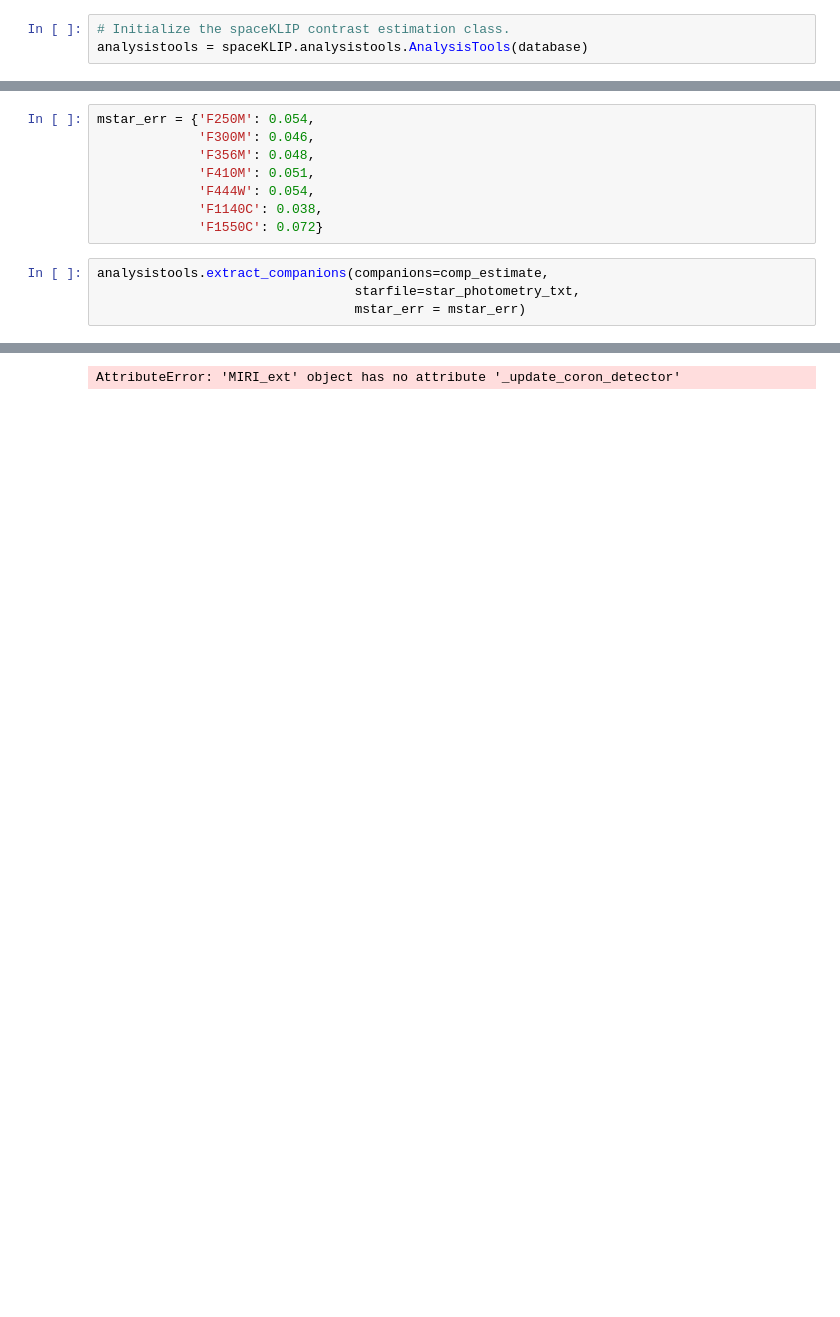
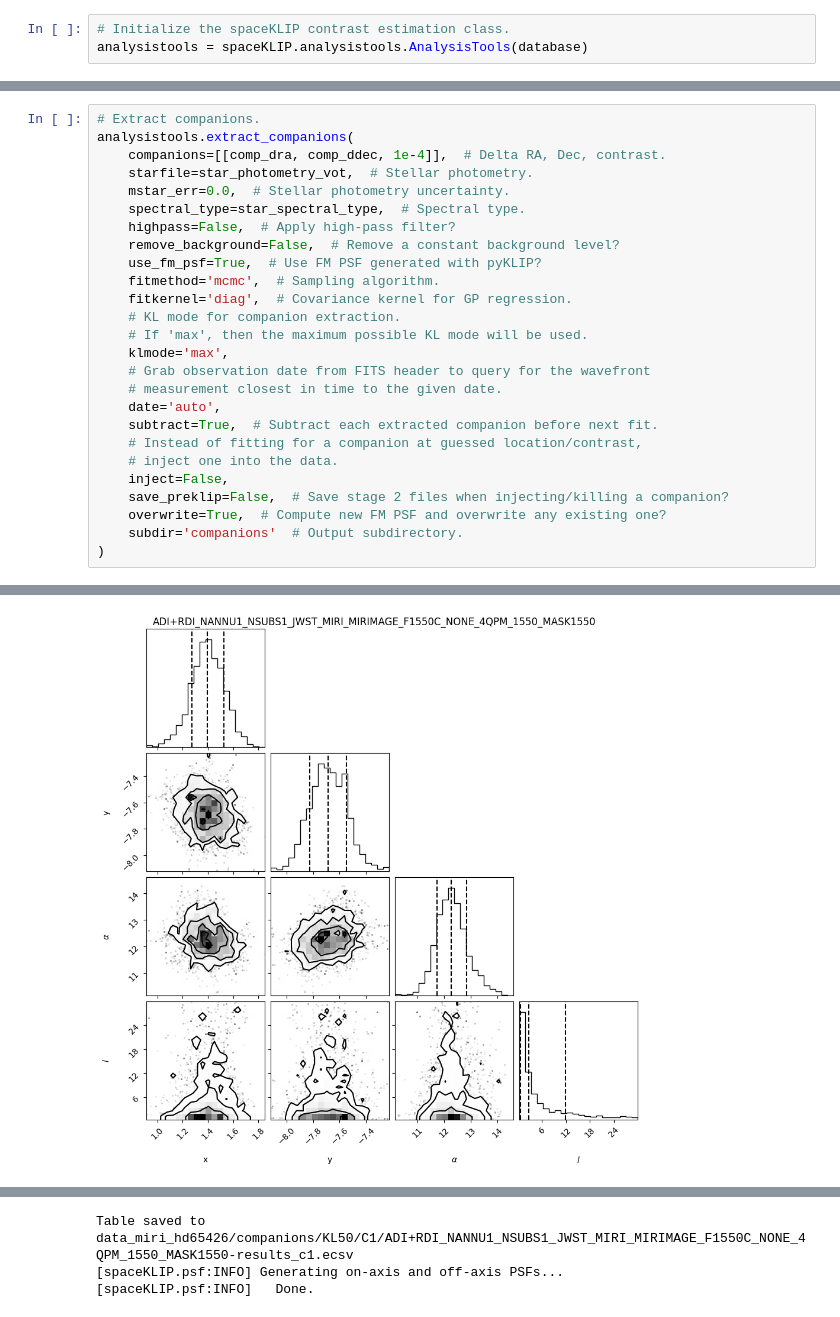
Before and after one commit to kammerje/spaceKLIP, a Jupyter notebook: docs/source/tutorials/tutorial_MIRI_contrast_analyses.ipynb, the cells around one changed output, grey strips where cells are left out. Saved outputs shown, nothing was run; the diff lists cells and outputs as text; blank space fills up the shorter version.

```diff
--- a/docs/source/tutorials/tutorial_MIRI_contrast_analyses.ipynb
+++ b/docs/source/tutorials/tutorial_MIRI_contrast_analyses.ipynb
@@ -141,13 +316,27 @@ comp_estimate = (dra, ddec, contrast)
-# %%
-mstar_err = {'F250M': 0.054,
-             'F300M': 0.046,
-             'F356M': 0.048,
-             'F410M': 0.051,
-             'F444W': 0.054,
-             'F1140C': 0.038,
-             'F1550C': 0.072}
 # %%
-analysistools.extract_companions(companions=comp_estimate,
-                                 starfile=star_photometry_txt,
-                                 mstar_err = mstar_err)
+# Extract companions.
+analysistools.extract_companions(
+    companions=[[comp_dra, comp_ddec, 1e-4]],  # Delta RA, Dec, contrast.
+    starfile=star_photometry_vot,  # Stellar photometry.
+    mstar_err=0.0,  # Stellar photometry uncertainty.
+    spectral_type=star_spectral_type,  # Spectral type.
+    highpass=False,  # Apply high-pass filter?
+    remove_background=False,  # Remove a constant background level?
+    use_fm_psf=True,  # Use FM PSF generated with pyKLIP?
+    fitmethod='mcmc',  # Sampling algorithm.
+    fitkernel='diag',  # Covariance kernel for GP regression.
+    # KL mode for companion extraction.
+    # If 'max', then the maximum possible KL mode will be used.
+    klmode='max',
+    # Grab observation date from FITS header to query for the wavefront
+    # measurement closest in time to the given date.
+    date='auto',
+    subtract=True,  # Subtract each extracted companion before next fit.
+    # Instead of fitting for a companion at guessed location/contrast,
+    # inject one into the data.
+    inject=False,
+    save_preklip=False,  # Save stage 2 files when injecting/killing a companion?
+    overwrite=True,  # Compute new FM PSF and overwrite any existing one?
+    subdir='companions'  # Output subdirectory.
+)
 # %% [output]
@@ -154,0 +358 @@ analysistools.extract_companions(companions=comp_estimate,
+[figure, added]
@@ -155 +360,3 @@ analysistools.extract_companions(companions=comp_estimate,
-AttributeError: 'MIRI_ext' object has no attribute '_update_coron_detector'
+Table saved to data_miri_hd65426/companions/KL50/C1/ADI+RDI_NANNU1_NSUBS1_JWST_MIRI_MIRIMAGE_F1550C_NONE_4QPM_1550_MASK1550-results_c1.ecsv
+[spaceKLIP.psf:INFO] Generating on-axis and off-axis PSFs...
+[spaceKLIP.psf:INFO]   Done.
```
Also changed, not shown: parts of 51 cells of this notebook, 2 other files.
